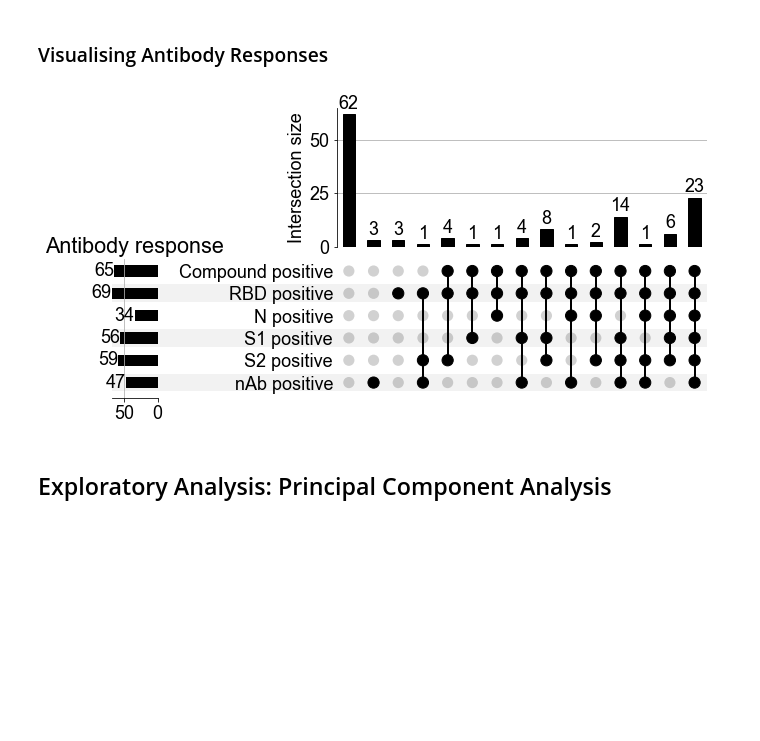
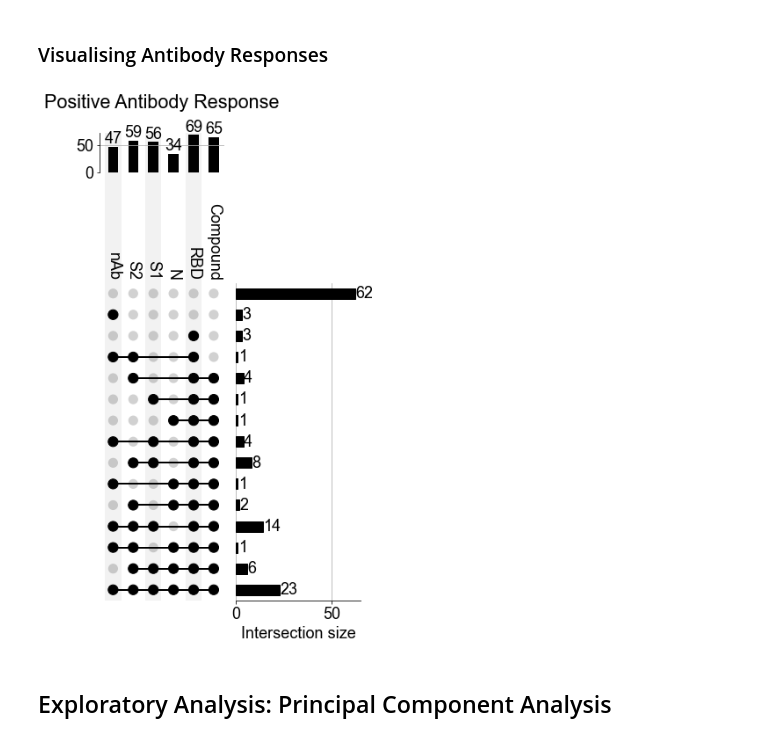
Before and after one commit to i6092467/t-cells-response-sars-cov-2, a Jupyter notebook: final_analysis.ipynb, the cells around one changed output. Cells and saved outputs as stored; diff of their text form; code cells hidden in the pictures; blank space fills up the shorter version.

Commit message:
plotting changes for the revision

```diff
--- a/final_analysis.ipynb
+++ b/final_analysis.ipynb
@@ -202,25 +202,25 @@ all_responses_df.to_excel('./results/all_responses.xlsx', index=False)
 # %%
 # Visualise intersections for positive groups
 plotting_setup(18)
 
 fig = plt.figure(figsize=(15, 20))
 
-all_responses_dict = {'nAb positive': all_responses[all_responses[:, 0] != 999, 5].astype(bool),
-                      'S2 positive': all_responses[all_responses[:, 0] != 999, 4].astype(bool),
-                      'S1 positive': all_responses[all_responses[:, 0] != 999, 3].astype(bool),
-                      'N positive': all_responses[all_responses[:, 0] != 999, 2].astype(bool),
-                      'RBD positive': all_responses[all_responses[:, 0] != 999, 1].astype(bool),
-                      'Compound positive': all_responses[all_responses[:, 0] != 999, 0].astype(bool)}
+all_responses_dict = {'nAb': all_responses[all_responses[:, 0] != 999, 5].astype(bool),
+                      'S2': all_responses[all_responses[:, 0] != 999, 4].astype(bool),
+                      'S1': all_responses[all_responses[:, 0] != 999, 3].astype(bool),
+                      'N': all_responses[all_responses[:, 0] != 999, 2].astype(bool),
+                      'RBD': all_responses[all_responses[:, 0] != 999, 1].astype(bool),
+                      'Compound': all_responses[all_responses[:, 0] != 999, 0].astype(bool)}
 all_responses_df = pd.DataFrame(data=all_responses_dict, dtype="bool")
 _ = UpSet(from_indicators(lambda all_responses_df: all_responses_df.select_dtypes(bool),
                             data=all_responses_df), min_subset_size=0, show_counts=True,
-          sort_categories_by=None).plot(fig=fig)
-_['totals'].set_title('Antibody response')
+          sort_categories_by=None, orientation='vertical').plot(fig=fig)
+_['totals'].set_title('Positive Antibody Response', y=1.5)
 
 plt.savefig(fname="figures/upset_positives.svg", dpi=300,  bbox_inches="tight")
 plt.savefig(fname="figures/upset_positives.pdf", dpi=300,  bbox_inches="tight")
 # %% [output]
-[figure, old version]
+[figure, new version]
 # %% [markdown]
 ## Exploratory Analysis: Principal Component Analysis
 # %%
```
Also changed, not shown: 3 other files.
